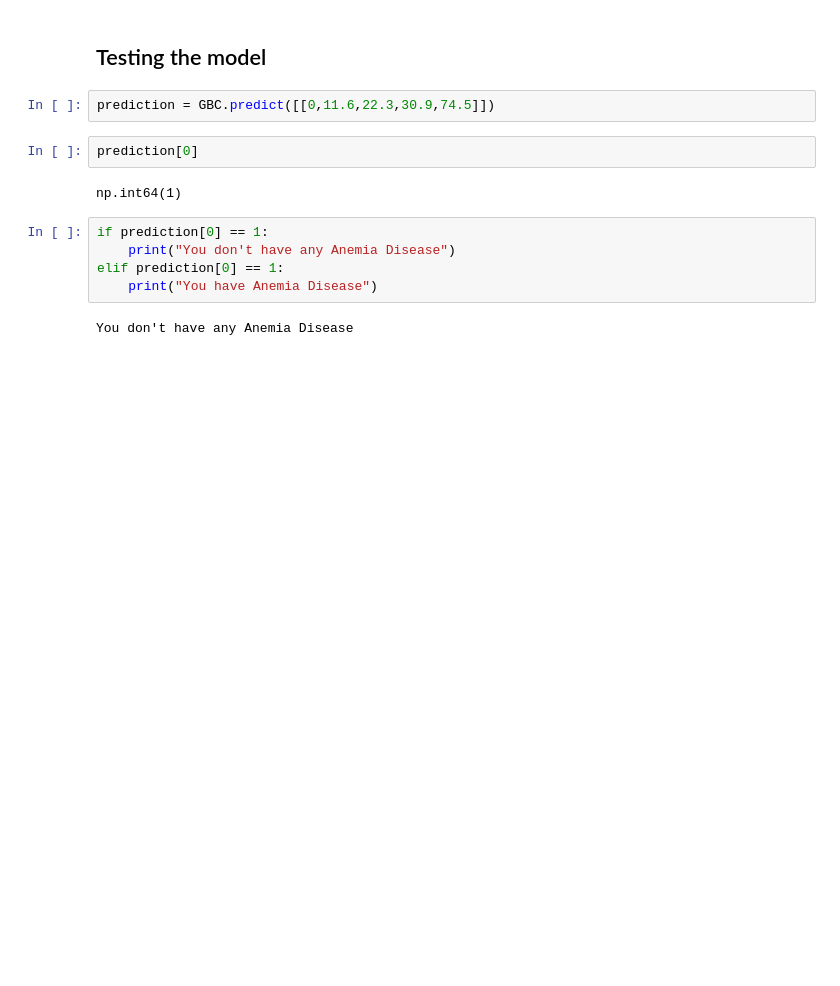
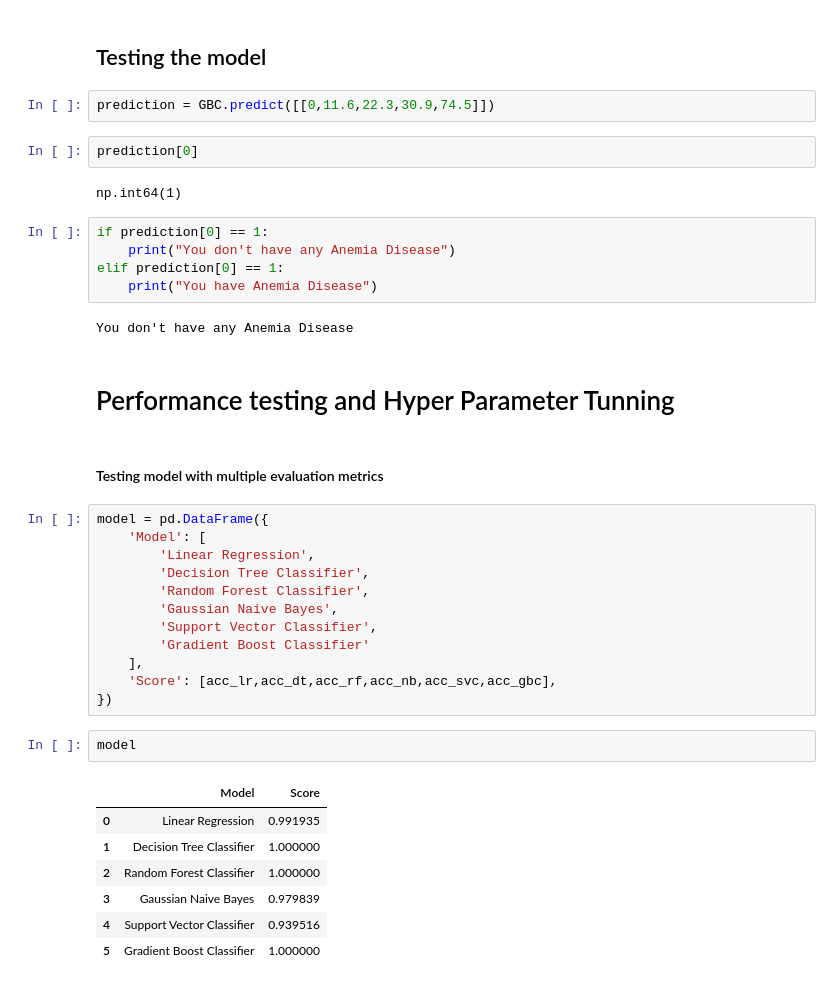
Before and after one commit to vinaygupta88/Anemia-Sense, a Jupyter notebook: Training Files/Anemia-sense-jupterFile.ipynb, the cells around one changed output. Cells and saved outputs as stored; diff of their text form; blank space fills up the shorter version.

Commit message:
Performance testing and Hyper Parameter Tunning
Testing model with multiple evaluation metrics

```diff
--- a/Training Files/Anemia-sense-jupterFile.ipynb
+++ b/Training Files/Anemia-sense-jupterFile.ipynb
@@ -416,3 +416,29 @@ elif prediction[0] == 1:
     print("You have Anemia Disease")
 # %% [output]
 You don't have any Anemia Disease
+# %% [markdown]
+# Performance testing and Hyper Parameter Tunning
+# %% [markdown]
+#### Testing model with multiple evaluation metrics
+# %%
+model = pd.DataFrame({
+    'Model': [
+        'Linear Regression',
+        'Decision Tree Classifier',
+        'Random Forest Classifier',
+        'Gaussian Naive Bayes',
+        'Support Vector Classifier',
+        'Gradient Boost Classifier'
+    ],
+    'Score': [acc_lr,acc_dt,acc_rf,acc_nb,acc_svc,acc_gbc],
+})
+# %%
+model
+# %% [output]
+|  | Model | Score |
+| 0 | Linear Regression | 0.991935 |
+| 1 | Decision Tree Classifier | 1.000000 |
+| 2 | Random Forest Classifier | 1.000000 |
+| 3 | Gaussian Naive Bayes | 0.979839 |
+| 4 | Support Vector Classifier | 0.939516 |
+| 5 | Gradient Boost Classifier | 1.000000 |
```
